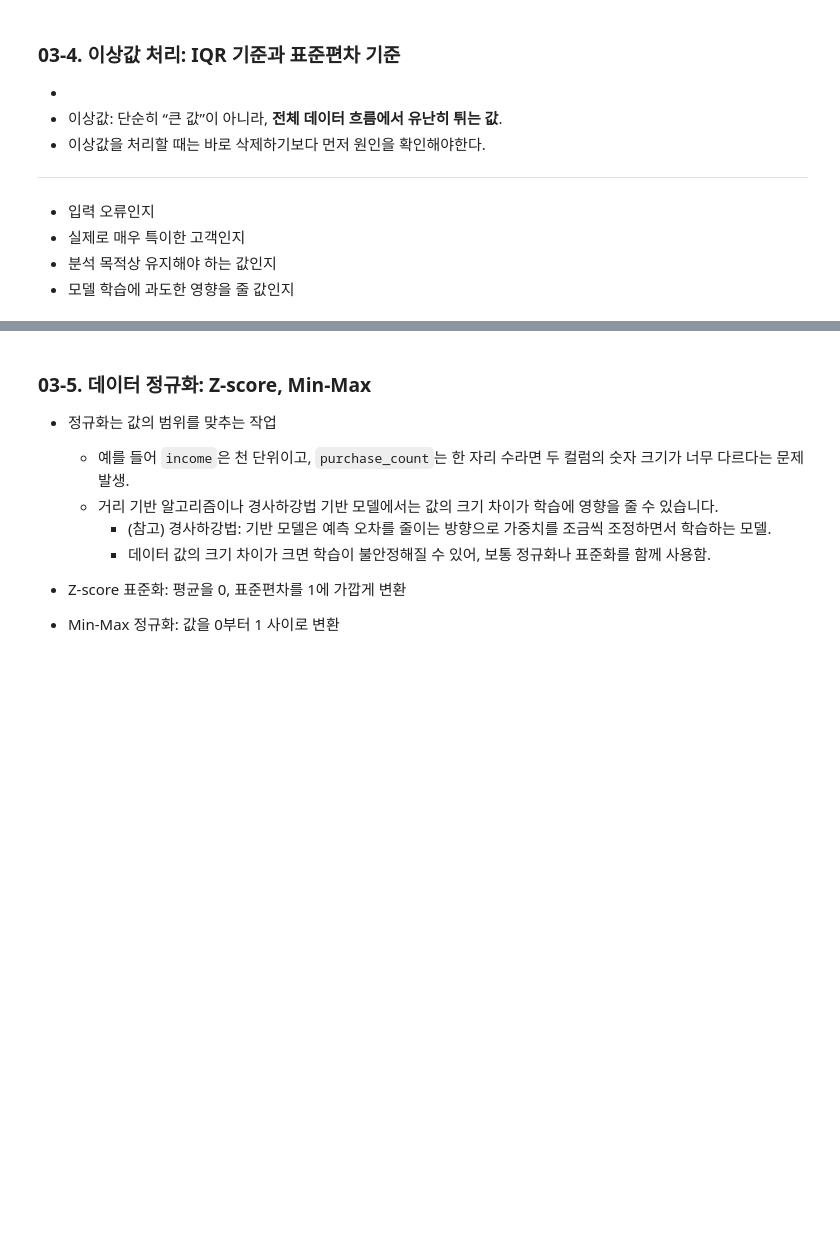
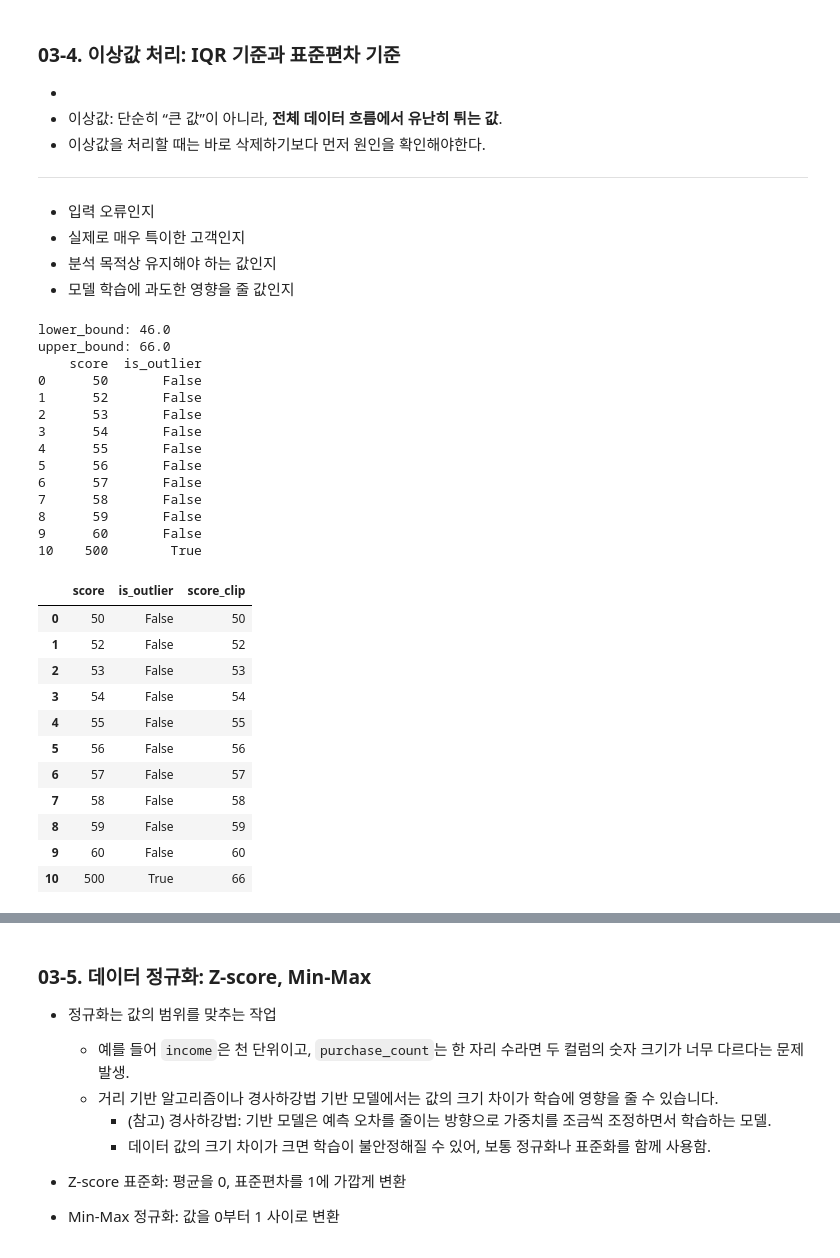
Before and after one commit to muniii-62/05_data_analysis, a Jupyter notebook: 02_pandas/03_preprocessing.ipynb, the cells around one changed output, grey strips where cells are left out. Saved outputs shown, nothing was run; the diff lists cells and outputs as text; code cells hidden in the pictures; blank space fills up the shorter version.

```diff
--- a/02_pandas/03_preprocessing.ipynb
+++ b/02_pandas/03_preprocessing.ipynb
@@ -554,0 +579,57 @@ plt.show()
+# %%
+outlier_df = pd.DataFrame({
+    "score": [50, 52, 53, 54, 55, 56, 57, 58, 59, 60, 500]
+})
+
+
+# IQR(Interquartile Range)
+# 사분위수를 이용해 이상값 후보를 찾는 방법
+# 25%-q1 50%-q2 75%-q3 100%-q4 ==max
+# IQR = q3-q1
+q1 =outlier_df['score'].quantile(0.25)
+q3 =outlier_df['score'].quantile(0.75)
+iqr = q3-q1
+# 일반적으로
+# (q1-1.5*iqr)~(q3+1.5*iqr)
+# 범위를 초과하면 이상치 후보로 판단
+
+lower_bound=q1-1.5*iqr
+upper_bound=q3+1.5*iqr
+print('lower_bound:',lower_bound)
+print('upper_bound:',upper_bound)
+
+#각 행의 score가 IQR 기준 경계 밖에 있는지를 T/F로 표시
+outlier_df['is_outlier'] = (outlier_df['score'] < lower_bound) | (outlier_df['score'] > upper_bound)
+print(outlier_df) # 10번 인덱스 == 500 -> True// 이상치 분류됨
+
+#이상치를 처리 -> 경계값으로 제한
+outlier_df['score_clip'] = outlier_df['score'].clip(lower_bound,upper_bound)
+
+display(outlier_df)
+# %% [output]
+lower_bound: 46.0
+upper_bound: 66.0
+    score  is_outlier
+0      50       False
+1      52       False
+2      53       False
+3      54       False
+4      55       False
+5      56       False
+6      57       False
+7      58       False
+8      59       False
+9      60       False
+10    500        True
+|  | score | is_outlier | score_clip |
+| 0 | 50 | False | 50 |
+| 1 | 52 | False | 52 |
+| 2 | 53 | False | 53 |
+| 3 | 54 | False | 54 |
+| 4 | 55 | False | 55 |
+| 5 | 56 | False | 56 |
+| 6 | 57 | False | 57 |
+| 7 | 58 | False | 58 |
+| 8 | 59 | False | 59 |
+| 9 | 60 | False | 60 |
+| 10 | 500 | True | 66 |
```
Also changed, not shown: parts of 45 cells of this notebook, 5 other files.
